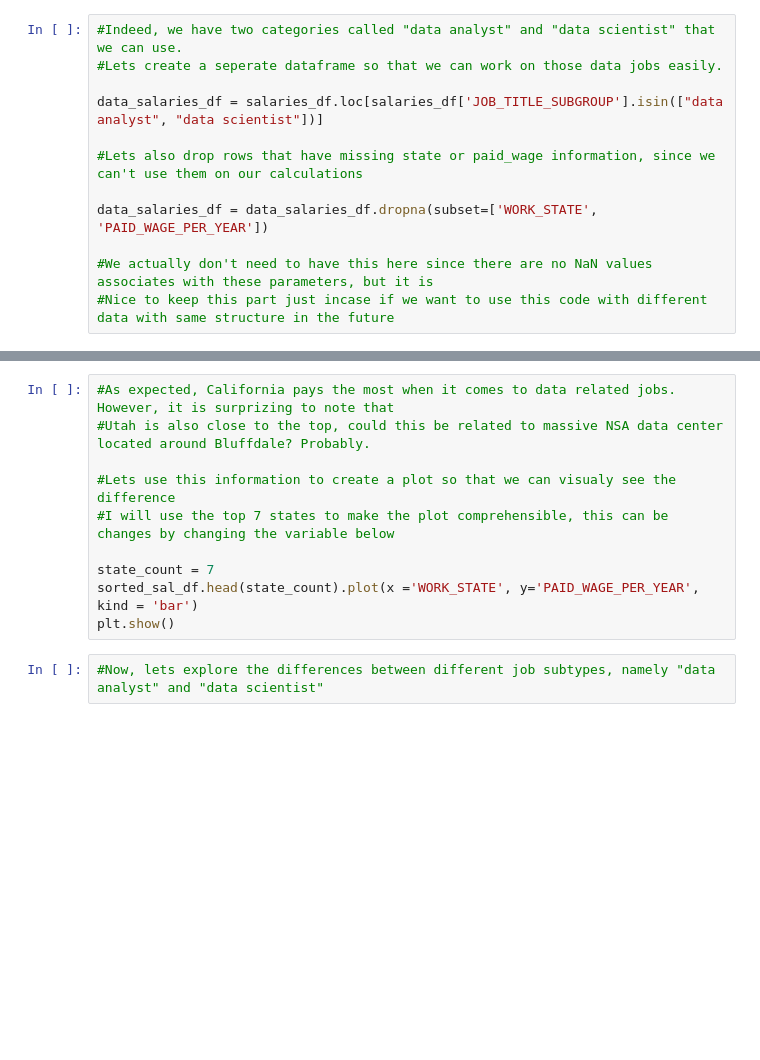
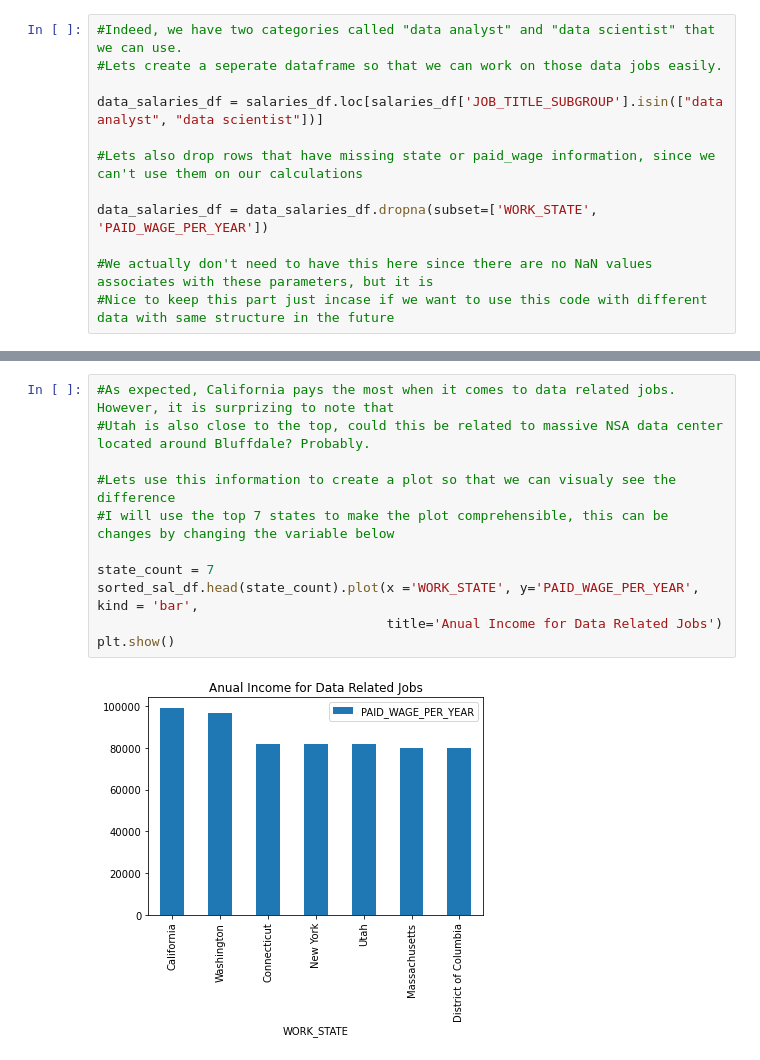
Before and after one commit to vu13/DS311GroupProject, a Jupyter notebook: Question_2_what_states_have_the_highest_paying_data_related_salaries?.ipynb, the cells around one changed output, grey strips where cells are left out. Cells and saved outputs as stored; diff of their text form; blank space fills up the shorter version.

```diff
--- a/Question_2_what_states_have_the_highest_paying_data_related_salaries?.ipynb
+++ b/Question_2_what_states_have_the_highest_paying_data_related_salaries?.ipynb
@@ -31,12 +77,13 @@ sorted_sal_df
 # %%
 #As expected, California pays the most when it comes to data related jobs. However, it is surprizing to note that
 #Utah is also close to the top, could this be related to massive NSA data center located around Bluffdale? Probably.
 
 #Lets use this information to create a plot so that we can visualy see the difference
 #I will use the top 7 states to make the plot comprehensible, this can be changes by changing the variable below
 
 state_count = 7
-sorted_sal_df.head(state_count).plot(x ='WORK_STATE', y='PAID_WAGE_PER_YEAR', kind = 'bar')
+sorted_sal_df.head(state_count).plot(x ='WORK_STATE', y='PAID_WAGE_PER_YEAR', kind = 'bar',
+                                     title='Anual Income for Data Related Jobs')
 plt.show()
+# %% [output]
+[figure, added]
-# %%
-#Now, lets explore the differences between different job subtypes, namely "data analyst" and "data scientist"
```
Also changed, not shown: parts of 4 cells of this notebook.
